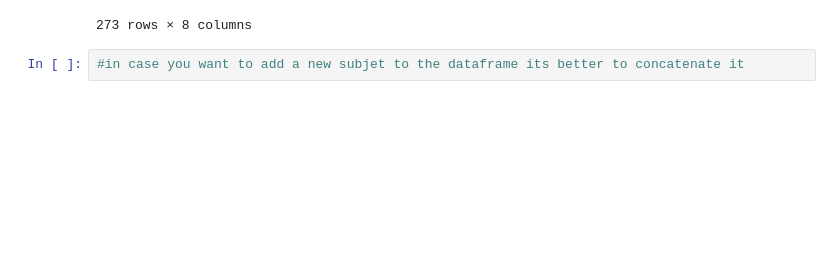
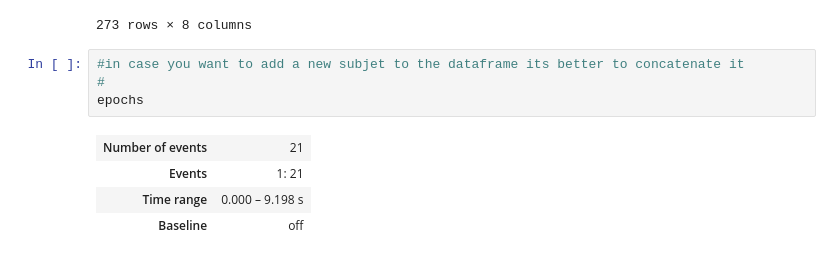
Before and after one commit to dbo97/CODE_self, a Jupyter notebook: acf_defnitivo_epochs.ipynb, the cells around one changed output. Drawn from its saved outputs; the diff is of its cells as text; blank space fills up the shorter version.

```diff
--- a/acf_defnitivo_epochs.ipynb
+++ b/acf_defnitivo_epochs.ipynb
@@ -461,3 +485,10 @@ df_acf_loaded
 273 rows × 8 columns
 # %%
 #in case you want to add a new subjet to the dataframe its better to concatenate it
+#
+epochs
+# %% [output]
+| Number of events | 21 |
+| Events | 1: 21 |
+| Time range | 0.000 – 9.198 s |
+| Baseline | off |
```
Also changed, not shown: parts of 9 cells of this notebook, 1 other file.
